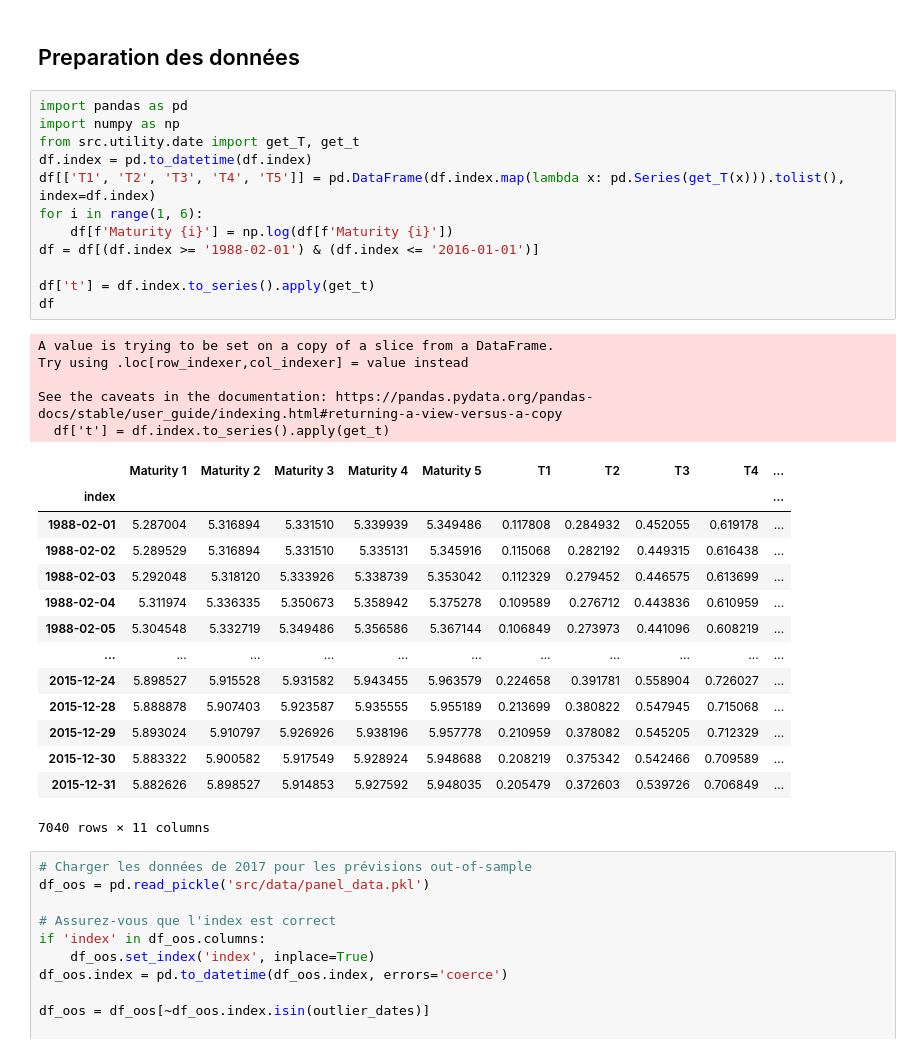
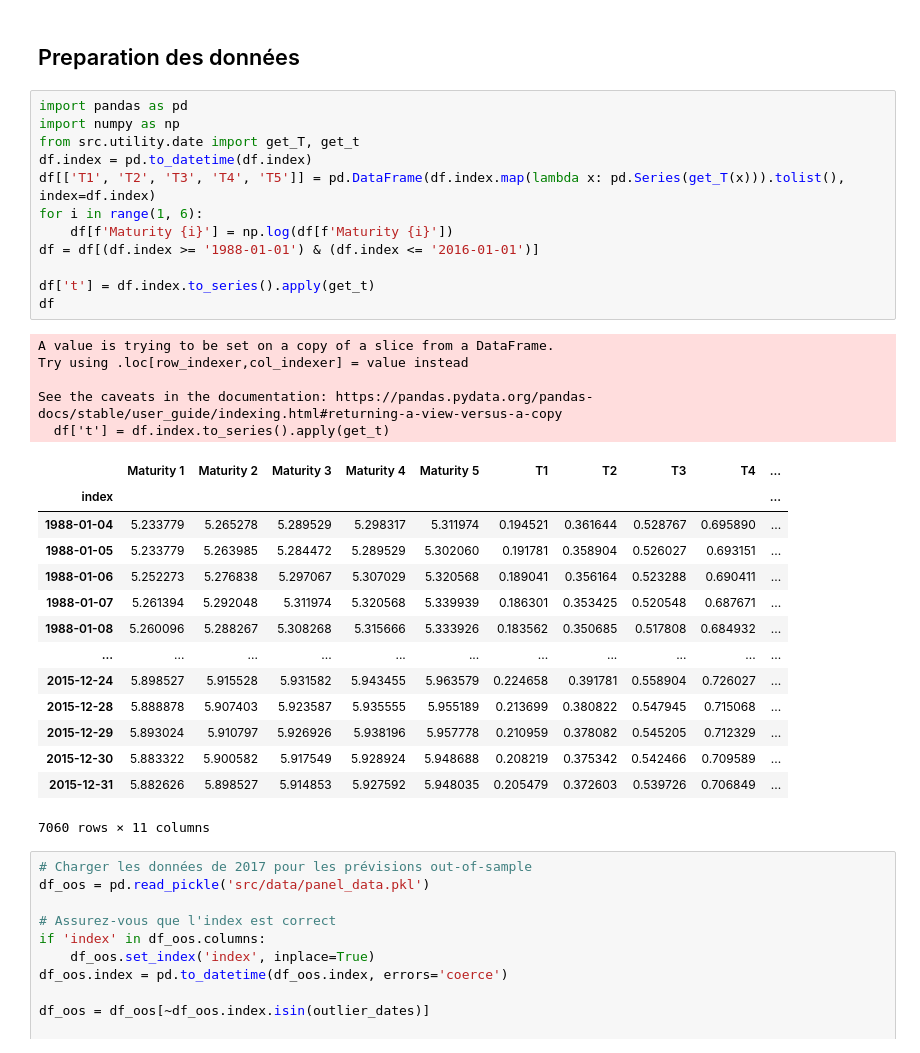
Before and after one commit to NaimLehbiben/Gestion-Quantitative, a Jupyter notebook: notebook.ipynb, the cells around one changed output. Drawn from its saved outputs; the diff is of its cells as text.

```diff
--- a/notebook.ipynb
+++ b/notebook.ipynb
@@ -98,35 +98,35 @@ Graph saved to static/graph\price_history.png
 # %%
 import pandas as pd
 import numpy as np
 from src.utility.date import get_T, get_t
 df.index = pd.to_datetime(df.index)
 df[['T1', 'T2', 'T3', 'T4', 'T5']] = pd.DataFrame(df.index.map(lambda x: pd.Series(get_T(x))).tolist(), index=df.index)
 for i in range(1, 6):
     df[f'Maturity {i}'] = np.log(df[f'Maturity {i}'])
-df = df[(df.index >= '1988-02-01') & (df.index <= '2016-01-01')]
+df = df[(df.index >= '1988-01-01') & (df.index <= '2016-01-01')]
 
 df['t'] = df.index.to_series().apply(get_t)
 df
 # %% [output]
 A value is trying to be set on a copy of a slice from a DataFrame.
 Try using .loc[row_indexer,col_indexer] = value instead
 
 See the caveats in the documentation: https://pandas.pydata.org/pandas-docs/stable/user_guide/indexing.html#returning-a-view-versus-a-copy
   df['t'] = df.index.to_series().apply(get_t)
 |  | Maturity 1 | Maturity 2 | Maturity 3 | Maturity 4 | Maturity 5 | T1 | T2 | T3 | T4 | ... |
 | index |  |  |  |  |  |  |  |  |  | ... |
-| 1988-02-01 | 5.287004 | 5.316894 | 5.331510 | 5.339939 | 5.349486 | 0.117808 | 0.284932 | 0.452055 | 0.619178 | ... |
-| 1988-02-02 | 5.289529 | 5.316894 | 5.331510 | 5.335131 | 5.345916 | 0.115068 | 0.282192 | 0.449315 | 0.616438 | ... |
-| 1988-02-03 | 5.292048 | 5.318120 | 5.333926 | 5.338739 | 5.353042 | 0.112329 | 0.279452 | 0.446575 | 0.613699 | ... |
-| 1988-02-04 | 5.311974 | 5.336335 | 5.350673 | 5.358942 | 5.375278 | 0.109589 | 0.276712 | 0.443836 | 0.610959 | ... |
-| 1988-02-05 | 5.304548 | 5.332719 | 5.349486 | 5.356586 | 5.367144 | 0.106849 | 0.273973 | 0.441096 | 0.608219 | ... |
+| 1988-01-04 | 5.233779 | 5.265278 | 5.289529 | 5.298317 | 5.311974 | 0.194521 | 0.361644 | 0.528767 | 0.695890 | ... |
+| 1988-01-05 | 5.233779 | 5.263985 | 5.284472 | 5.289529 | 5.302060 | 0.191781 | 0.358904 | 0.526027 | 0.693151 | ... |
+| 1988-01-06 | 5.252273 | 5.276838 | 5.297067 | 5.307029 | 5.320568 | 0.189041 | 0.356164 | 0.523288 | 0.690411 | ... |
+| 1988-01-07 | 5.261394 | 5.292048 | 5.311974 | 5.320568 | 5.339939 | 0.186301 | 0.353425 | 0.520548 | 0.687671 | ... |
+| 1988-01-08 | 5.260096 | 5.288267 | 5.308268 | 5.315666 | 5.333926 | 0.183562 | 0.350685 | 0.517808 | 0.684932 | ... |
 | ... | ... | ... | ... | ... | ... | ... | ... | ... | ... | ... |
 | 2015-12-24 | 5.898527 | 5.915528 | 5.931582 | 5.943455 | 5.963579 | 0.224658 | 0.391781 | 0.558904 | 0.726027 | ... |
 | 2015-12-28 | 5.888878 | 5.907403 | 5.923587 | 5.935555 | 5.955189 | 0.213699 | 0.380822 | 0.547945 | 0.715068 | ... |
 | 2015-12-29 | 5.893024 | 5.910797 | 5.926926 | 5.938196 | 5.957778 | 0.210959 | 0.378082 | 0.545205 | 0.712329 | ... |
 | 2015-12-30 | 5.883322 | 5.900582 | 5.917549 | 5.928924 | 5.948688 | 0.208219 | 0.375342 | 0.542466 | 0.709589 | ... |
 | 2015-12-31 | 5.882626 | 5.898527 | 5.914853 | 5.927592 | 5.948035 | 0.205479 | 0.372603 | 0.539726 | 0.706849 | ... |
-7040 rows × 11 columns
+7060 rows × 11 columns
 # %%
 # Charger les données de 2017 pour les prévisions out-of-sample
 df_oos = pd.read_pickle('src/data/panel_data.pkl')
```
Also changed, not shown: parts of 8 cells of this notebook, 1 other file.
